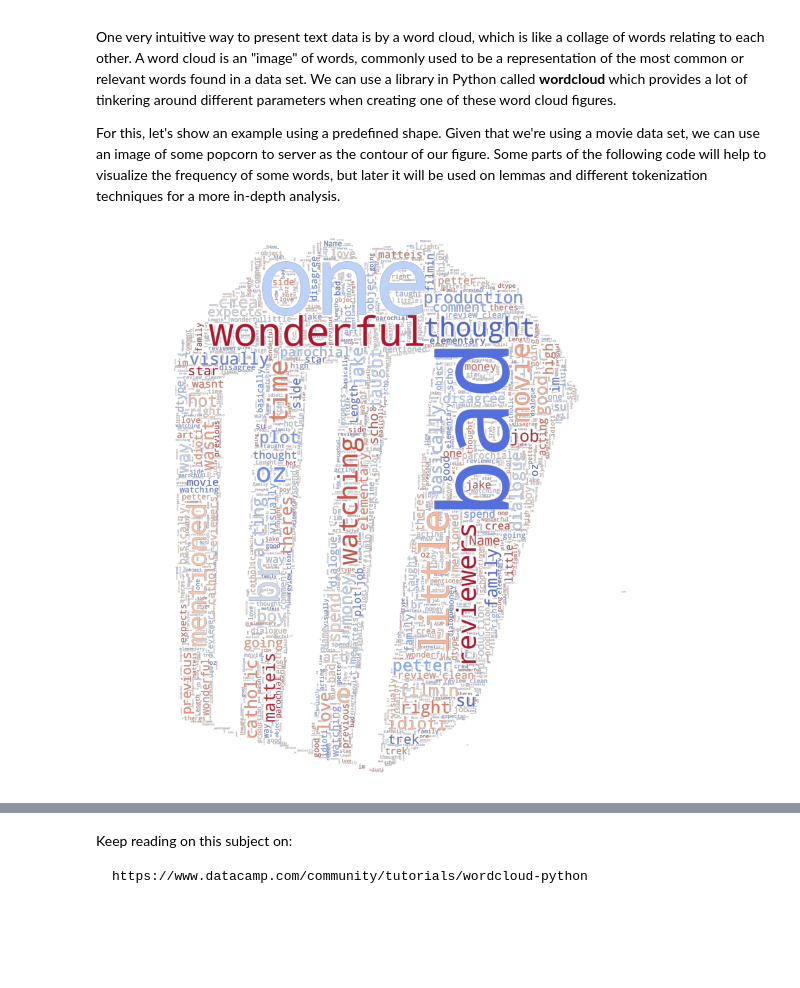
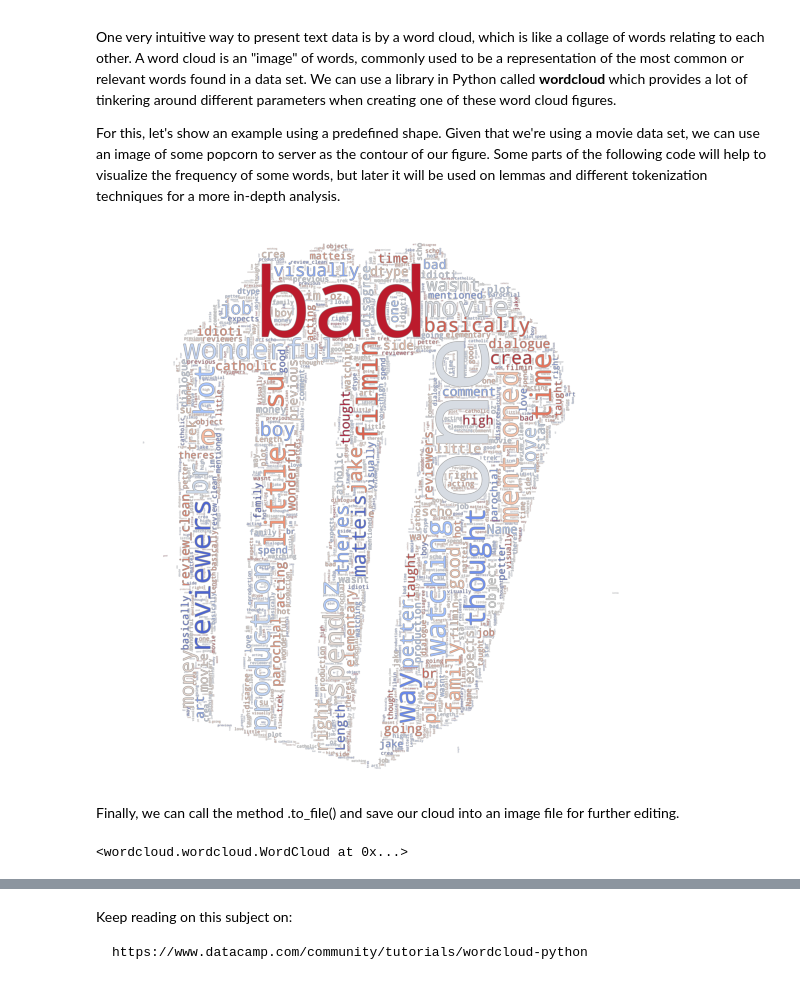
Before and after one commit to javierjevf/WordClouds-with-Python, a Jupyter notebook: wordclouds.ipynb, the cells around one changed output, grey strips where cells are left out. Drawn from its saved outputs; the diff is of its cells as text; code cells hidden in the pictures; blank space fills up the shorter version.

Commit message:
Add files via upload
Second update on notebook to create WordClouds. Added markdown descrriptions and checked for notebook working correctly.

```diff
--- a/wordclouds.ipynb
+++ b/wordclouds.ipynb
@@ -20,15 +38,0 @@ The first step is to sort out our data. In this case, the idea is to remove punc
-# %%
-import pandas as pd
-import numpy as np
-import matplotlib.pyplot as plt
-import seaborn as sns
-from wordcloud import  WordCloud
-from PIL import Image
-import string
-from nltk.corpus import stopwords
-
-%matplotlib inline
-sns.set_style("darkgrid")
-
-# movies = pd.read_csv("clean_movies_database.csv",index_col=False)#.drop(["review","review_nopunc"],axis=1)
-# movies.review_clean = movies.review_clean.apply(lambda x: [word.strip(''' "[']''') for word in x.split(",")])
@@ -63,31 +66,34 @@ One very intuitive way to present text data is by a word cloud, which is like a
 For this, let's show an example using a predefined shape. Given that we're using a movie data set, we can use an image of some popcorn to server as the contour of our figure. Some parts of the following code will help to visualize the frequency of some words, but later it will be used on lemmas and different tokenization techniques for a more in-depth analysis.
 # %%
 # Setting the size of the figure to be shown in the notebook
-plt.figure(figsize=(18, 16))
+plt.figure(figsize=(16, 10))
 
 # Array to create a mask used for the wordcloud.
 mask = np.array(Image.open(r"C:\Users\javie\Desktop\Python\Portfolio\imdbNLP\photo.png"))
 
 # Create a WordCloud object that will get the parameters for editing and styling the word cloud.
 cloud = WordCloud(background_color=None,
                 prefer_horizontal=.5,
                 colormap="coolwarm",
                 stopwords = stopwords.words('english'),
                 height=1080,width=1920,
                 max_words=2000,
                 mode = "RGBA",
                 scale=4,
                 # max_font_size=200,
                 # relative_scaling=.8,
                 repeat=True,
                 # collocations= True,
                 mask=mask,
                 margin=1)
 
+cloud.generate_from_text(str(movies.review_clean).replace("'",""))
 for item in ["bad","br","oz","e","su","review_clean","Length","dtype","object"]:
     cloud.words_.pop(item)
 
-cloud.generate_from_text(str(movies.review_clean).replace("'",""))
-# cloud.to_file("movie3.png")
+# Final edit on the PyPlot object which WordCloud works for as a wrapper.
+plt.imshow(cloud, interpolation='bilinear')
+plt.axis("off")
+plt.show()
 # %% [output]
-[figure, old version]
+[figure, new version]
@@ -98,0 +100,6 @@ plt.show()
+# %% [markdown]
+Finally, we can call the method .to_file() and save our cloud into an image file for further editing.
+# %%
+cloud.to_file("movie3.png")
+# %% [output]
+<wordcloud.wordcloud.WordCloud at 0x...>
```
Also changed, not shown: parts of 7 cells of this notebook.
